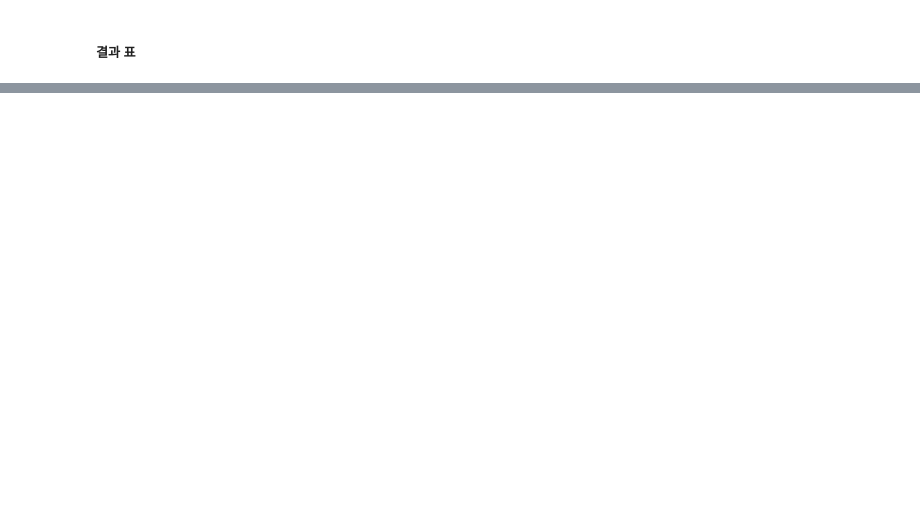
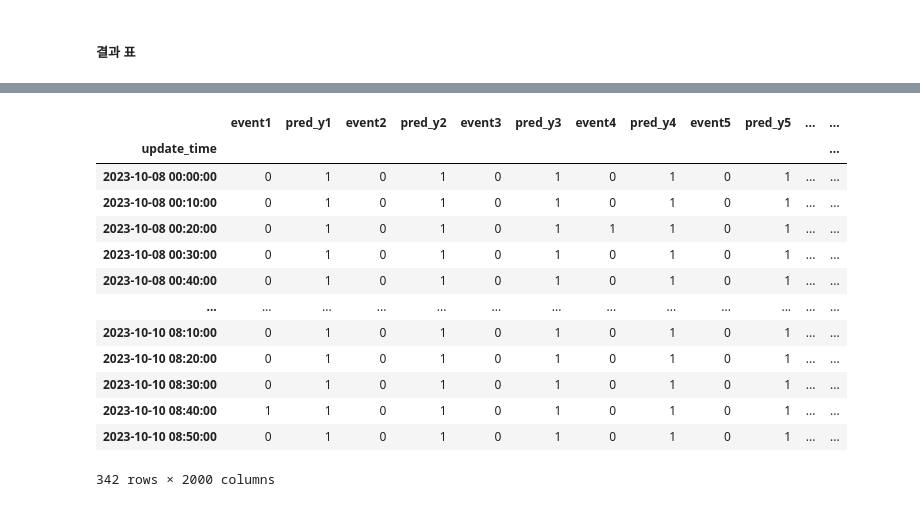
Before and after one commit to tabjun/Anomaly-Detection, a Jupyter notebook: Holt-Winters/code/holt_winter_normal 반복문.ipynb, the cells around one changed output, grey strips where cells are left out. Cells and saved outputs as stored; diff of their text form; code cells hidden in the pictures; blank space fills up the shorter version.

```diff
--- a/Holt-Winters/code/holt_winter_normal 반복문.ipynb
+++ b/Holt-Winters/code/holt_winter_normal 반복문.ipynb
@@ -228 +139,13 @@ result_df.head()
+# %%
+aa1 = result_df.copy()
+aa2 = df_copy.copy()
+
+aa1 = aa1.reset_index()
+aa2 = aa2.reset_index()
+
+diff_df = pd.merge(aa1, aa2, left_index=True, right_index=True,
+                   how='inner')
+# diff_df = aa2.merge(aa1, how='inner', on='index')
+# diff_df['diff'] = diff_df['heart_rate1'] - diff_df['is_anomaly1']
+print(diff_df)
 # %%
@@ -263,0 +238,4 @@ df_copy.shape
+# %%
+aaa = result_df.iloc[:,2000:].copy()
+aaa.reset_index(drop=True, inplace=True)
+aaa
@@ -263,0 +256,5 @@ df_copy.shape
+# %%
+aa2.drop(labels=['update_time'], axis=1, inplace=True)
+# %%
+final_normal = pd.concat([aaa,aa2], axis = 1)
+final_normal
@@ -263,0 +275,24 @@ df_copy.shape
+# %%
+final_1 = pd.DataFrame()
+
+for i in range(1,1001):
+    final_1[[f'event{i}',f'pred_y{i}']] = final_normal[[f'event{i}',f'pred_y{i}']]
+
+
+final_1.set_index(df['update_time'], inplace=True)
+final_1[1008:]
+# %% [output]
+|  | event1 | pred_y1 | event2 | pred_y2 | event3 | pred_y3 | event4 | pred_y4 | event5 | pred_y5 | ... | ... |
+| update_time |  |  |  |  |  |  |  |  |  |  |  | ... |
+| 2023-10-08 00:00:00 | 0 | 1 | 0 | 1 | 0 | 1 | 0 | 1 | 0 | 1 | ... | ... |
+| 2023-10-08 00:10:00 | 0 | 1 | 0 | 1 | 0 | 1 | 0 | 1 | 0 | 1 | ... | ... |
+| 2023-10-08 00:20:00 | 0 | 1 | 0 | 1 | 0 | 1 | 1 | 1 | 0 | 1 | ... | ... |
+| 2023-10-08 00:30:00 | 0 | 1 | 0 | 1 | 0 | 1 | 0 | 1 | 0 | 1 | ... | ... |
+| 2023-10-08 00:40:00 | 0 | 1 | 0 | 1 | 0 | 1 | 0 | 1 | 0 | 1 | ... | ... |
+| ... | ... | ... | ... | ... | ... | ... | ... | ... | ... | ... | ... | ... |
+| 2023-10-10 08:10:00 | 0 | 1 | 0 | 1 | 0 | 1 | 0 | 1 | 0 | 1 | ... | ... |
+| 2023-10-10 08:20:00 | 0 | 1 | 0 | 1 | 0 | 1 | 0 | 1 | 0 | 1 | ... | ... |
+| 2023-10-10 08:30:00 | 0 | 1 | 0 | 1 | 0 | 1 | 0 | 1 | 0 | 1 | ... | ... |
+| 2023-10-10 08:40:00 | 1 | 1 | 0 | 1 | 0 | 1 | 0 | 1 | 0 | 1 | ... | ... |
+| 2023-10-10 08:50:00 | 0 | 1 | 0 | 1 | 0 | 1 | 0 | 1 | 0 | 1 | ... | ... |
+342 rows × 2000 columns
```
Also changed, not shown: parts of 27 cells of this notebook, 1 other file.
